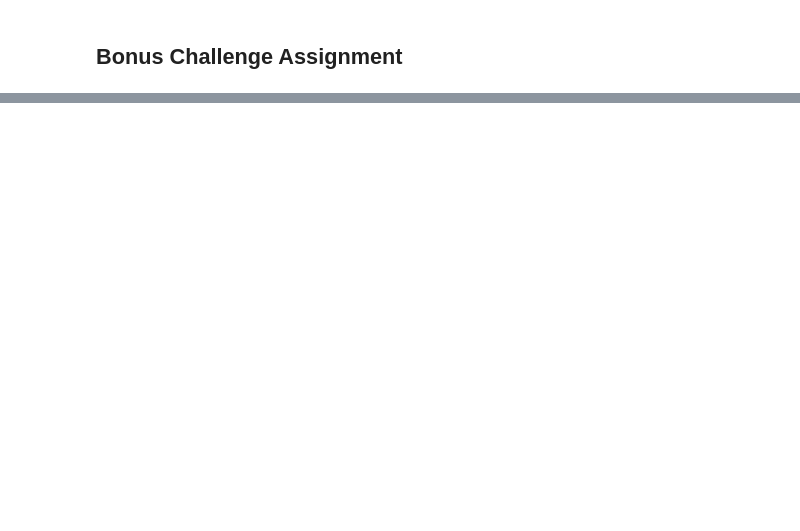
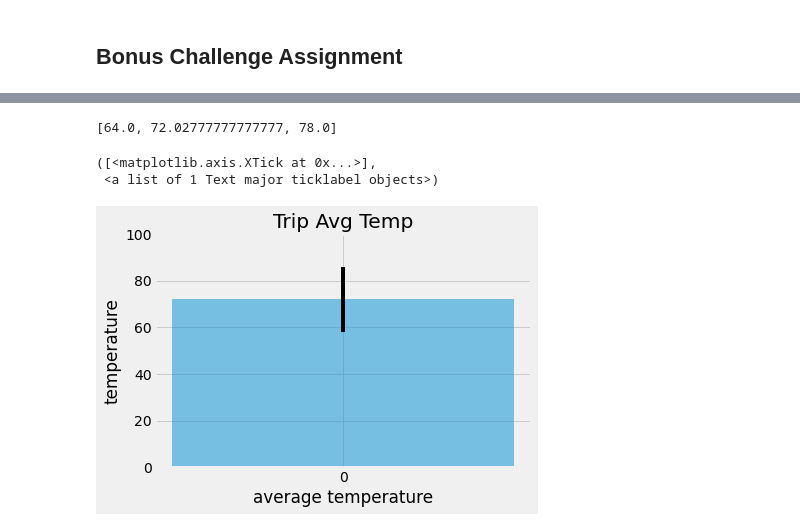
Before and after one commit to CatherineLuquire/Hawaii-Weather, a Jupyter notebook: climate_starter.ipynb, the cells around one changed output, grey strips where cells are left out. Drawn from its saved outputs; the diff is of its cells as text; code cells hidden in the pictures; blank space fills up the shorter version.

```diff
--- a/climate_starter.ipynb
+++ b/climate_starter.ipynb
@@ -201,3 +322,14 @@ print(calc_temps('2012-02-28', '2012-03-05'))
 # %%
 # Use your previous function `calc_temps` to calculate the tmin, tavg, and tmax
 # for your trip using the previous year's data for those same dates.
+def calc_temps(start_date, end_date):
+    return session.query(func.min(Measurement.tobs), func.avg(Measurement.tobs), func.max(Measurement.tobs)).\
+    filter(Measurement.date >= start_date).filter(Measurement.date <= end_date).all()
+
+results = calc_temps('2017-02-28', '2017-03-05')
+results
+temps = list(np.ravel(results))
+# temps = [result[0] for result in results]
+temps
+# %% [output]
+[64.0, 72.02777777777777, 78.0]
@@ -209,3 +336,37 @@ print(calc_temps('2012-02-28', '2012-03-05'))
+# %%
+# Plot the results from your previous query as a bar chart.
+# Use "Trip Avg Temp" as your Title
+# Use the average temperature for the y value
+# Use the peak-to-peak (tmax-tmin) value as the y error bar (yerr)
+
+# fig, ax = plt.subplots()
+# x = range(len(temps))
+# ax.boxplot(temps, patch_artist=True)
+# ax.sex_title('Trip Avg Temp')
+# plt.show()
+label = ["average temperature"]
+y = temps[1]
+x = np.arange(len(label))
+error = temps[2] - temps[0]
+
+plt.bar(x, y, yerr=error, alpha=0.5, align="center", width=0.1)
+# plt.xticks(x, label)
+plt.xlabel("average temperature")
+plt.ylabel("temperature")
+plt.ylim(0,100)
+plt.title("Trip Avg Temp")
+tick_locations = [value for value in x]
+plt.xticks(tick_locations)
+
+# waihee_df.hist(column='tobs', grid=True, bins=12)
+# plt.legend('tobs')
+# plt.xlabel("Temperature")
+# plt.ylabel("Frequency")
+# plt.title("Waihee Temp Histogram")
+# %% [output]
+([<matplotlib.axis.XTick at 0x...>],
+ <a list of 1 Text major ticklabel objects>)
+[figure, added]
 # %%
 # Calculate the total amount of rainfall per weather station for your trip dates using the previous year's matching dates.
 # Sort this in descending order by precipitation amount and list the station, name, latitude, longitude, and elevation
```
Also changed, not shown: parts of 28 cells of this notebook, 1 other file.
